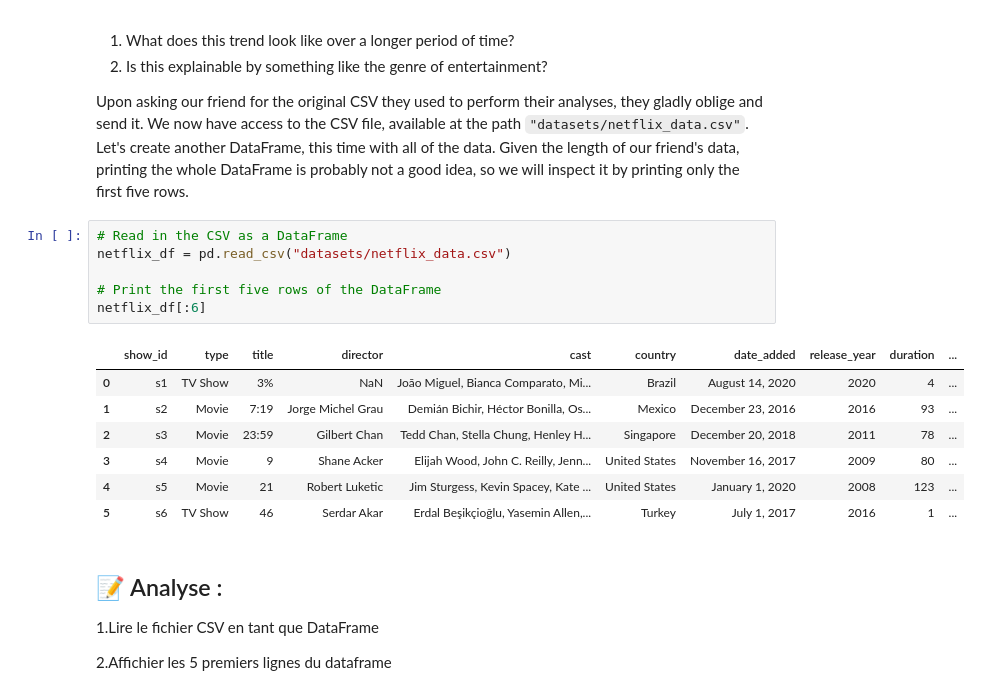
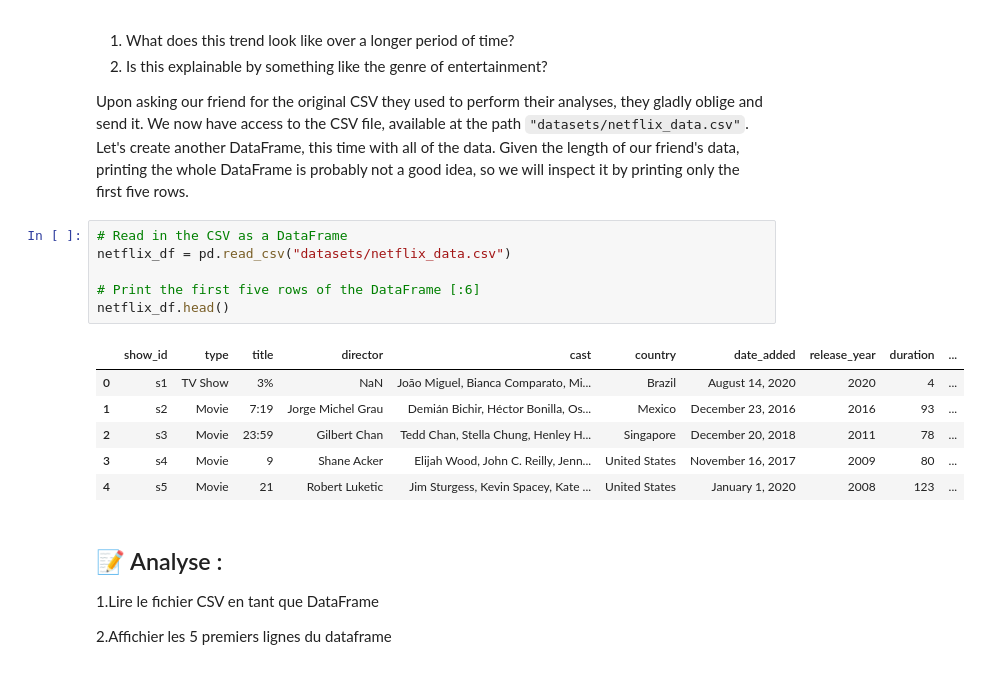
Before and after one commit to sarah835/Data_Analysis_nvestigating-Netflix-Movies-and-Guest-Stars-in-The-Office, a Jupyter notebook: notebook.ipynb, the cells around one changed output. Cells and saved outputs as stored; diff of their text form.

```diff
--- a/notebook.ipynb
+++ b/notebook.ipynb
@@ -87,17 +88,16 @@ plt.show()
 # %%
 # Read in the CSV as a DataFrame
 netflix_df = pd.read_csv("datasets/netflix_data.csv")
 
-# Print the first five rows of the DataFrame
-netflix_df[:6]
+# Print the first five rows of the DataFrame [:6]
+netflix_df.head()
 # %% [output]
 |  | show_id | type | title | director | cast | country | date_added | release_year | duration | ... |
 | 0 | s1 | TV Show | 3% | NaN | João Miguel, Bianca Comparato, Mi... | Brazil | August 14, 2020 | 2020 | 4 | ... |
 | 1 | s2 | Movie | 7:19 | Jorge Michel Grau | Demián Bichir, Héctor Bonilla, Os... | Mexico | December 23, 2016 | 2016 | 93 | ... |
 | 2 | s3 | Movie | 23:59 | Gilbert Chan | Tedd Chan, Stella Chung, Henley H... | Singapore | December 20, 2018 | 2011 | 78 | ... |
 | 3 | s4 | Movie | 9 | Shane Acker | Elijah Wood, John C. Reilly, Jenn... | United States | November 16, 2017 | 2009 | 80 | ... |
 | 4 | s5 | Movie | 21 | Robert Luketic | Jim Sturgess, Kevin Spacey, Kate ... | United States | January 1, 2020 | 2008 | 123 | ... |
-| 5 | s6 | TV Show | 46 | Serdar Akar | Erdal Beşikçioğlu, Yasemin Allen,... | Turkey | July 1, 2017 | 2016 | 1 | ... |
 # %% [markdown]
 ## 📝 Analyse :
 <p>1.Lire le fichier CSV en tant que DataFrame</p>
```
Also changed, not shown: parts of 4 cells of this notebook.
